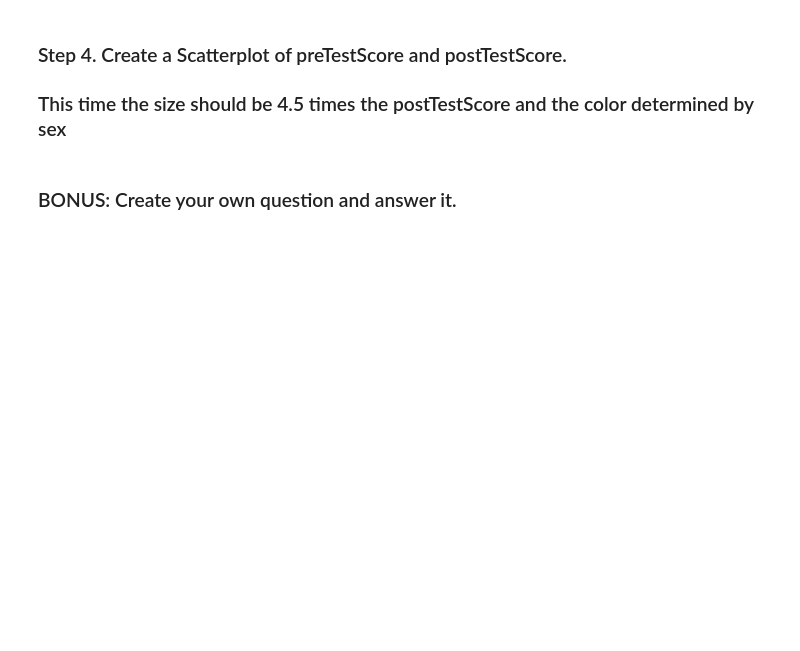
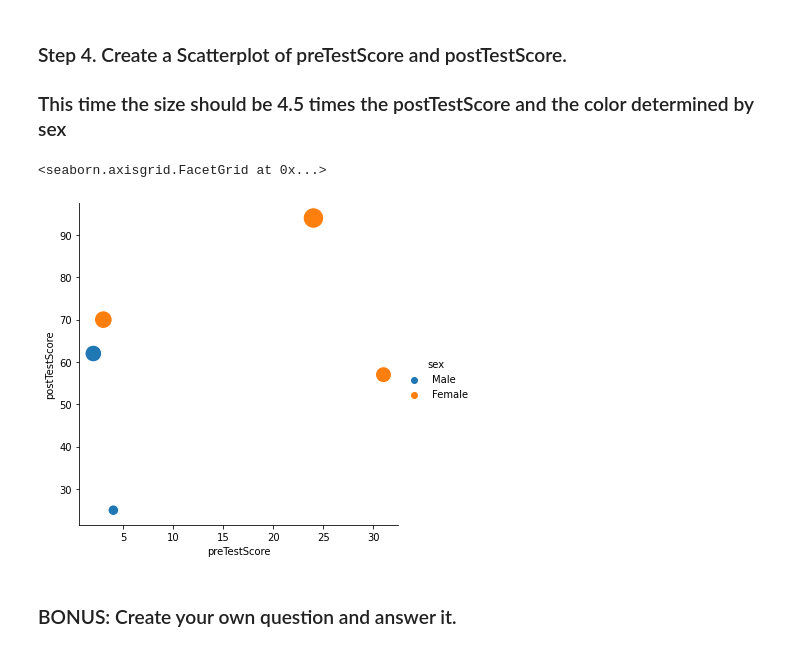
Before and after one commit to DanielDelValle/Picture_Colorizer_Project, a Jupyter notebook: ESTADISTICA/Practicas/PANDAS4/ScoresDVG.ipynb, the cells around one changed output. Saved outputs shown, nothing was run; the diff lists cells and outputs as text; code cells hidden in the pictures; blank space fills up the shorter version.

```diff
--- a/ESTADISTICA/Practicas/PANDAS4/ScoresDVG.ipynb
+++ b/ESTADISTICA/Practicas/PANDAS4/ScoresDVG.ipynb
@@ -33,2 +50,7 @@ df
+# %%
+sns.relplot (x="preTestScore", y="postTestScore", s=df['postTestScore']*4.5, hue="sex", data=df)
+# %% [output]
+<seaborn.axisgrid.FacetGrid at 0x...>
+[figure, added]
 # %% [markdown]
 ### BONUS: Create your own question and answer it.
```
Also changed, not shown: parts of 3 cells of this notebook.
